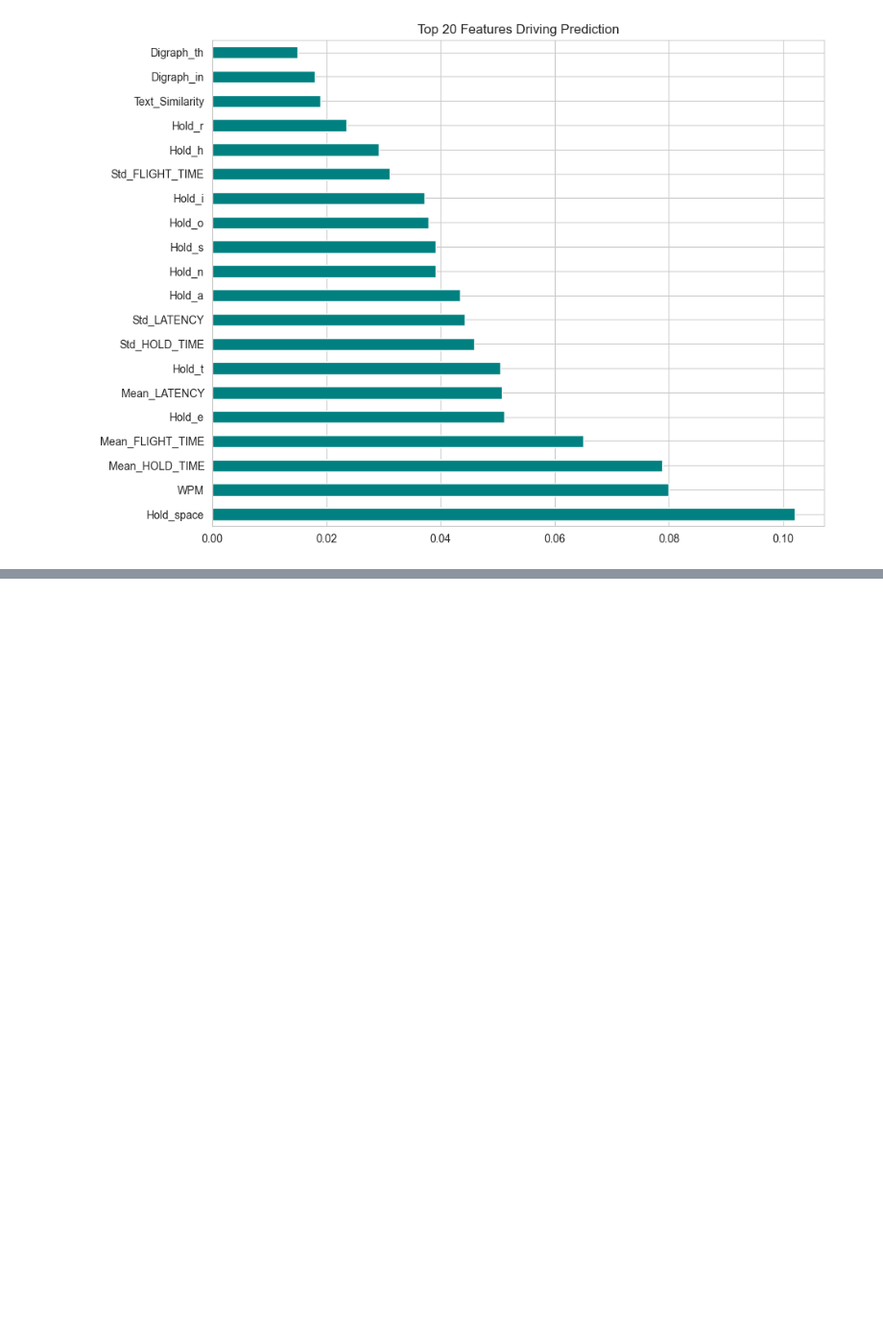
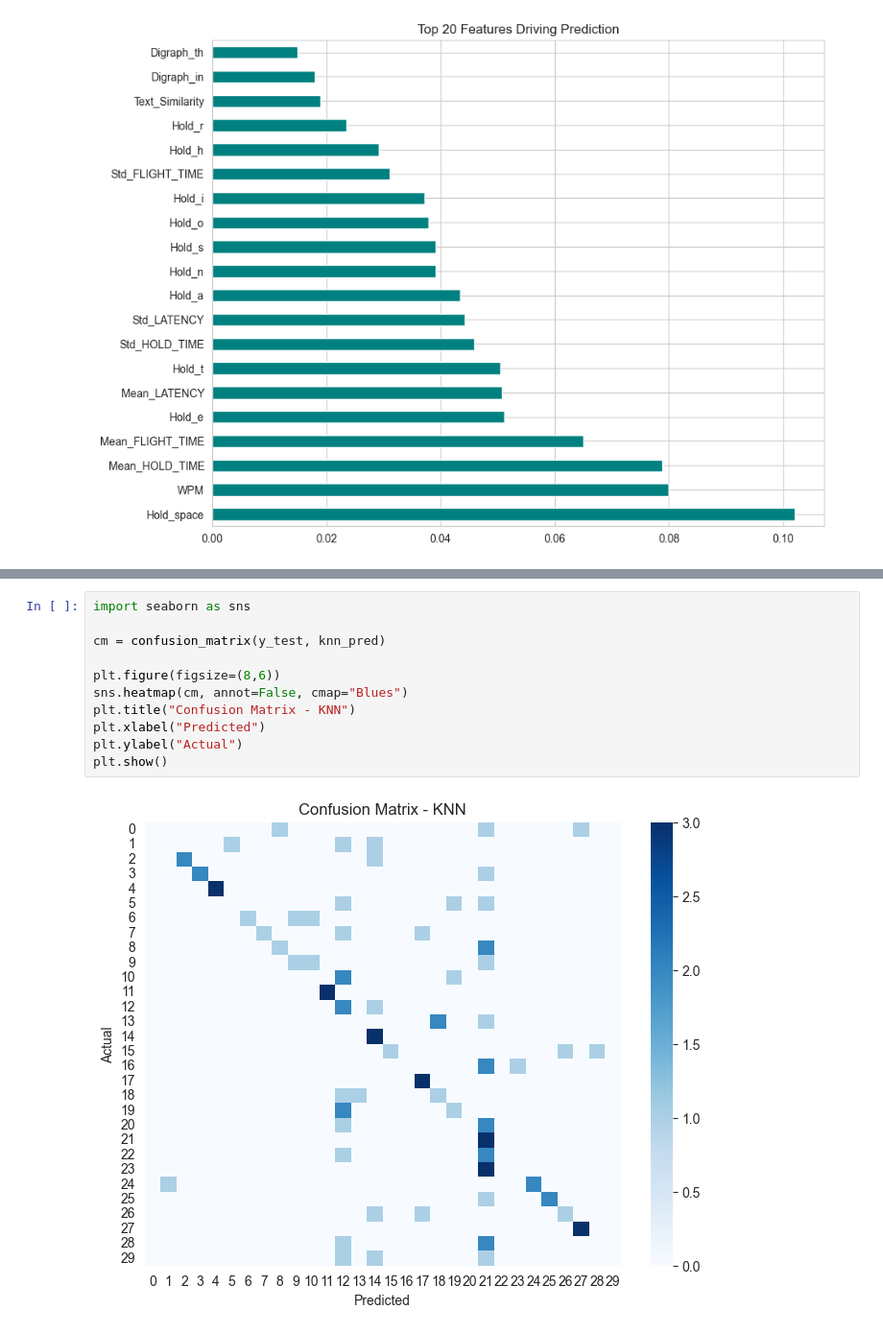
Before and after one commit to SanuviGamage5043/Keystrokes_ML, a Jupyter notebook: Untitled-1.ipynb, the cells around one changed output, grey strips where cells are left out. Shown at 96% size. Drawn from its saved outputs; the diff is of its cells as text; blank space fills up the shorter version.

```diff
--- a/Untitled-1.ipynb
+++ b/Untitled-1.ipynb
@@ -210,0 +372,13 @@ plt.show()
+# %%
+import seaborn as sns
+
+cm = confusion_matrix(y_test, knn_pred)
+
+plt.figure(figsize=(8,6))
+sns.heatmap(cm, annot=False, cmap="Blues")
+plt.title("Confusion Matrix - KNN")
+plt.xlabel("Predicted")
+plt.ylabel("Actual")
+plt.show()
+# %% [output]
+[figure, added]
```
Also changed, not shown: parts of 10 cells of this notebook, 7 other files.
